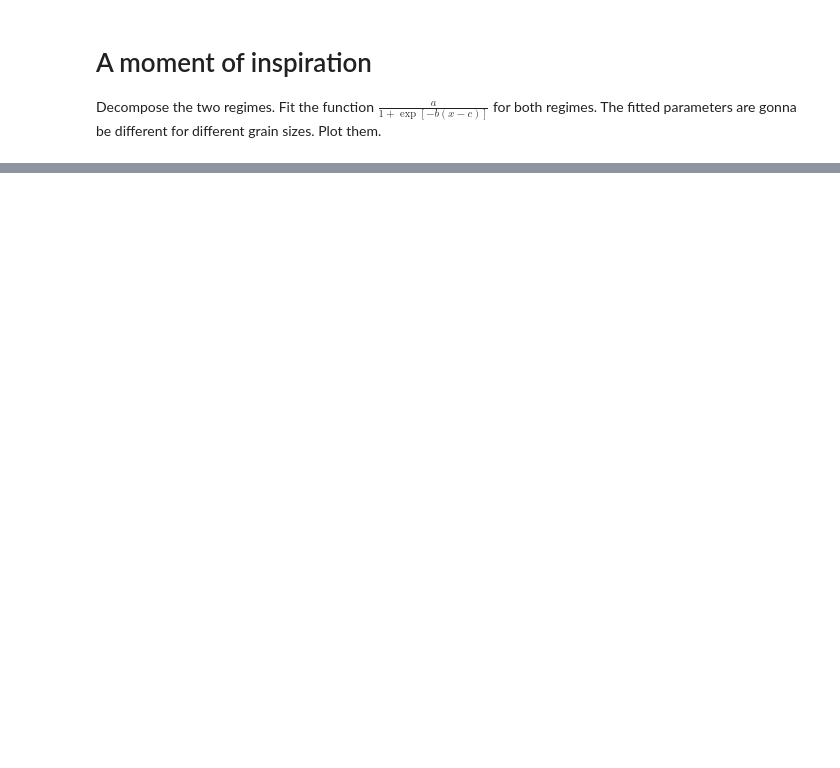
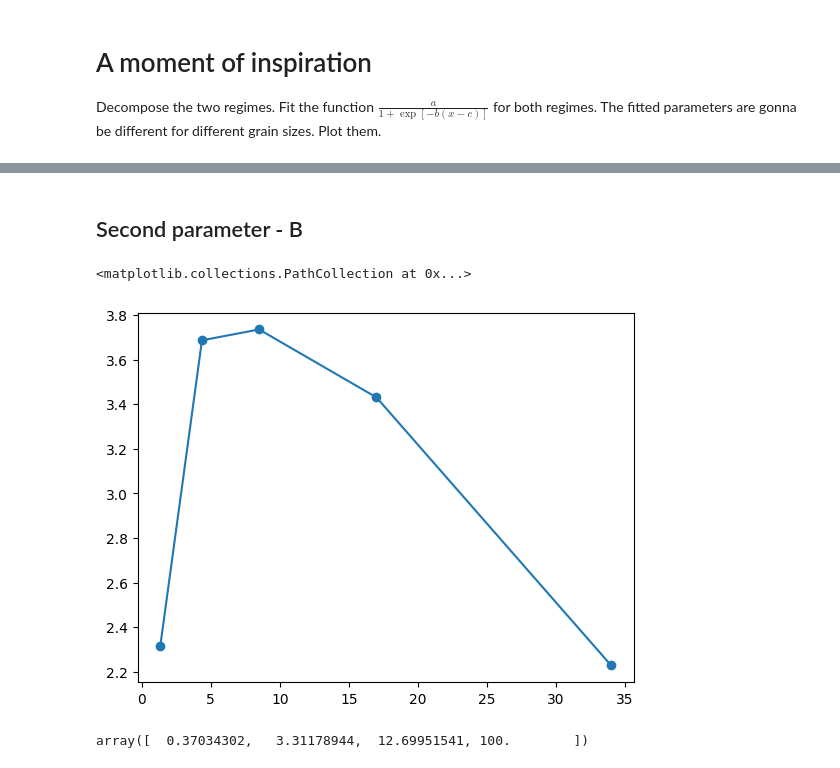
Before and after one commit to ahasan3-ncsu/wd-swelling, a Jupyter notebook: data_2022/eureka.ipynb, the cells around one changed output, grey strips where cells are left out. Saved outputs shown, nothing was run; the diff lists cells and outputs as text; code cells hidden in the pictures; blank space fills up the shorter version.

```diff
--- a/data_2022/eureka.ipynb
+++ b/data_2022/eureka.ipynb
@@ -60,0 +116,8 @@ p1
+# %% [markdown]
+## Second parameter - B
+# %%
+plt.plot(bar['G'], bar['B'])
+plt.scatter(bar['G'], bar['B'])
+# %% [output]
+<matplotlib.collections.PathCollection at 0x...>
+[figure, added]
@@ -61,2 +127,8 @@ p1
 # %%
 pred1 = [sig(x, *p1) for x in high[fd]]
+# %%
+pB, cB = curve_fit(parB, bar['G'], bar['B'],
+                  bounds=([0,1,0,0], [1,30,20,100]))
+pB
+# %% [output]
+array([  0.37034302,   3.31178944,  12.69951541, 100.        ])
```
Also changed, not shown: parts of 58 cells of this notebook, 3 other files.
